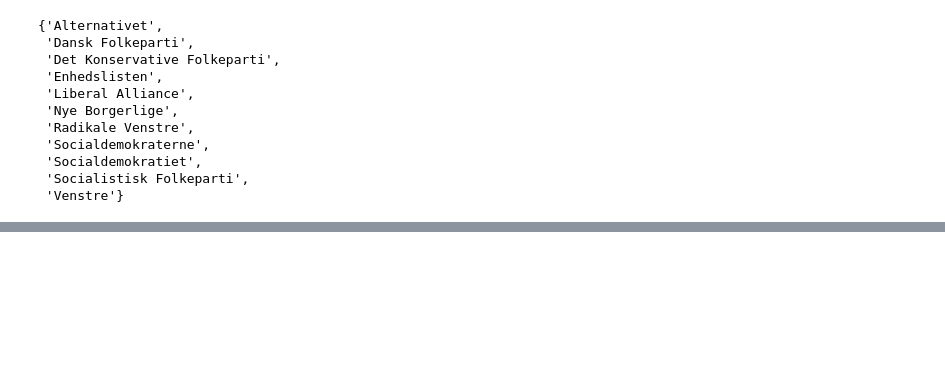
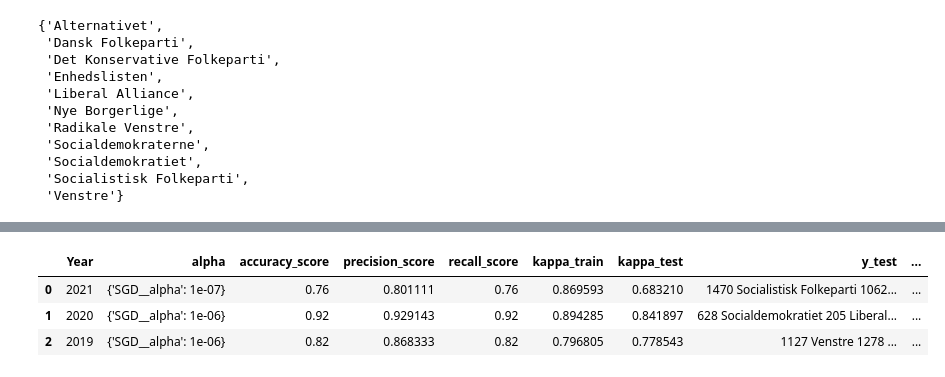
Before and after one commit to mortgad/bachelor_2021, a Jupyter notebook: 06_sgd-implementation.ipynb, the cells around one changed output, grey strips where cells are left out. Cells and saved outputs as stored; diff of their text form; code cells hidden in the pictures; blank space fills up the shorter version.

```diff
--- a/06_sgd-implementation.ipynb
+++ b/06_sgd-implementation.ipynb
@@ -86,3 +86,5 @@ plt.show()
+# %%
+y_pred = grid.predict(X_test)
 # %%
 # inspect results
 results = pd.DataFrame(grid.cv_results_)
@@ -128,3 +114,19 @@ set(df['Parti'])
  'Socialdemokratiet',
  'Socialistisk Folkeparti',
  'Venstre'}
+# %%
+# Defining the pipe
+pipe = Pipeline([
+('vect', TfidfVectorizer(ngram_range=(1,2))),
+('SGD', SGDClassifier(loss='log',
+                      penalty='l2',
+                      shuffle=True,
+                      alpha=1e-2,
+                      class_weight = 'balanced'))])
+
+grid = GridSearchCV(estimator = pipe,
+                        param_grid = {'SGD__alpha': (1e-2, 1e-3, 1e-4, 1e-5, 1e-6, 1e-7)},
+                        cv=20, # number of cross validations
+                        scoring={'kappa_score': make_scorer(cohen_kappa_score)},
+                        refit='kappa_score',
+                        n_jobs=2)
@@ -154,0 +183,7 @@ for year in df.Year.unique():
+# %%
+cv_results
+# %% [output]
+|  | Year | alpha | accuracy_score | precision_score | recall_score | kappa_train | kappa_test | y_test | ... |
+| 0 | 2021 | {'SGD__alpha': 1e-07} | 0.76 | 0.801111 | 0.76 | 0.869593 | 0.683210 | 1470 Socialistisk Folkeparti 1062... | ... |
+| 1 | 2020 | {'SGD__alpha': 1e-06} | 0.92 | 0.929143 | 0.92 | 0.894285 | 0.841897 | 628 Socialdemokratiet 205 Liberal... | ... |
+| 2 | 2019 | {'SGD__alpha': 1e-06} | 0.82 | 0.868333 | 0.82 | 0.796805 | 0.778543 | 1127 Venstre 1278 ... | ... |
```
Also changed, not shown: parts of 7 cells of this notebook, 1 other file.
